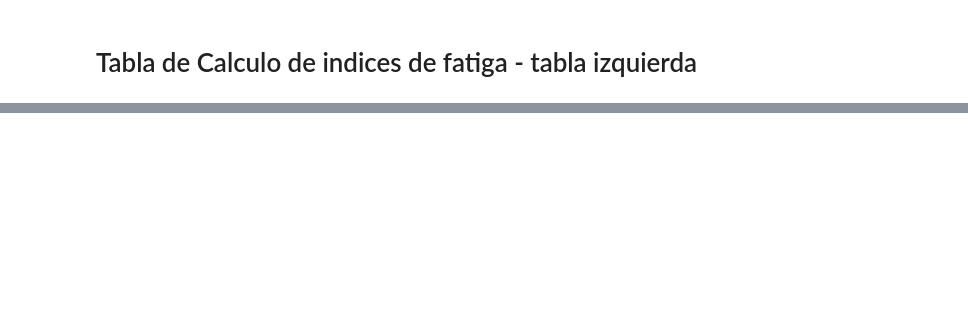
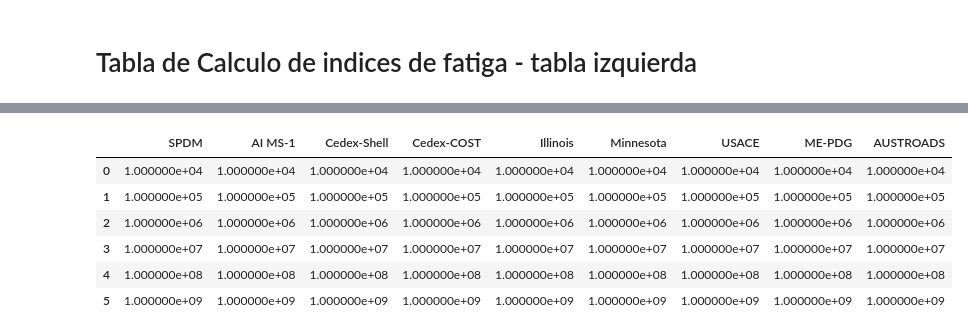
Before and after one commit to javi12we/TMI_Calculos, a Jupyter notebook: notebooks/3. Indice Fatiga.ipynb, the cells around one changed output, grey strips where cells are left out. Drawn from its saved outputs; the diff is of its cells as text; code cells hidden in the pictures; blank space fills up the shorter version.

```diff
--- a/notebooks/3. Indice Fatiga.ipynb
+++ b/notebooks/3. Indice Fatiga.ipynb
@@ -103,0 +162,5 @@ df_calculos_base_fatiga
+# %%
+#Calcular Illinois
+
+df_resultados_fatiga["Illinois"] = 0.000005 * (df_calculos_base_fatiga['Illinois'] / 1000000)**-3
+df_resultados_fatiga
@@ -103,0 +175,5 @@ df_calculos_base_fatiga
+# %%
+#Calcular Minnesota
+
+df_resultados_fatiga["Minnesota"] = 0.00000283 * (df_calculos_base_fatiga['Minnesota'] / 1000000)** -3.206
+df_resultados_fatiga
@@ -103,0 +188,5 @@ df_calculos_base_fatiga
+# %%
+#Calcular USACE
+
+df_resultados_fatiga["USACE"] = 478.63 * (df_calculos_base_fatiga['USACE'] / 1000000)**-5 * (145 * modulo_rigidez_MPa)**-2.66
+df_resultados_fatiga
@@ -103,0 +201,5 @@ df_calculos_base_fatiga
+# %%
+#Calcular ME-PDG
+
+df_resultados_fatiga["ME-PDG"] = 18.4 * 0.00432 * 0.007566 * factor_ajuste_resistencia * factor_ajuste_modelo * (df_calculos_base_fatiga['ME-PDG'] / 1000000)**-3.9492 * (rigidez_convertida)**-1.281
+df_resultados_fatiga
@@ -103,0 +214,13 @@ df_calculos_base_fatiga
+# %%
+#Calcular AUSTROADS
+
+df_resultados_fatiga["AUSTROADS"] = 2 * (6918 * (0.856 * 11 + 1.08) / (modulo_rigidez_MPa**0.36 * df_calculos_base_fatiga['AUSTROADS']))**5
+df_resultados_fatiga
+# %% [output]
+|  | SPDM | AI MS-1 | Cedex-Shell | Cedex-COST | Illinois | Minnesota | USACE | ME-PDG | AUSTROADS |
+| 0 | 1.000000e+04 | 1.000000e+04 | 1.000000e+04 | 1.000000e+04 | 1.000000e+04 | 1.000000e+04 | 1.000000e+04 | 1.000000e+04 | 1.000000e+04 |
+| 1 | 1.000000e+05 | 1.000000e+05 | 1.000000e+05 | 1.000000e+05 | 1.000000e+05 | 1.000000e+05 | 1.000000e+05 | 1.000000e+05 | 1.000000e+05 |
+| 2 | 1.000000e+06 | 1.000000e+06 | 1.000000e+06 | 1.000000e+06 | 1.000000e+06 | 1.000000e+06 | 1.000000e+06 | 1.000000e+06 | 1.000000e+06 |
+| 3 | 1.000000e+07 | 1.000000e+07 | 1.000000e+07 | 1.000000e+07 | 1.000000e+07 | 1.000000e+07 | 1.000000e+07 | 1.000000e+07 | 1.000000e+07 |
+| 4 | 1.000000e+08 | 1.000000e+08 | 1.000000e+08 | 1.000000e+08 | 1.000000e+08 | 1.000000e+08 | 1.000000e+08 | 1.000000e+08 | 1.000000e+08 |
+| 5 | 1.000000e+09 | 1.000000e+09 | 1.000000e+09 | 1.000000e+09 | 1.000000e+09 | 1.000000e+09 | 1.000000e+09 | 1.000000e+09 | 1.000000e+09 |
```
Also changed, not shown: parts of 12 cells of this notebook.
